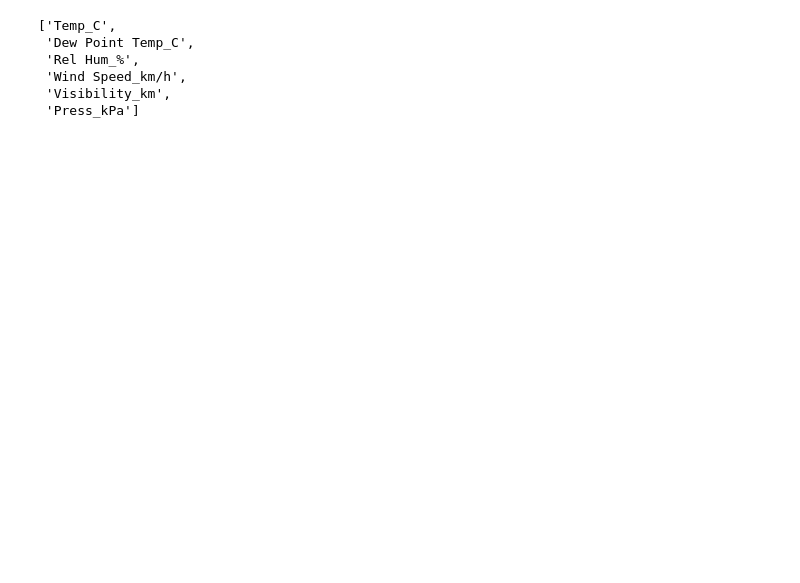
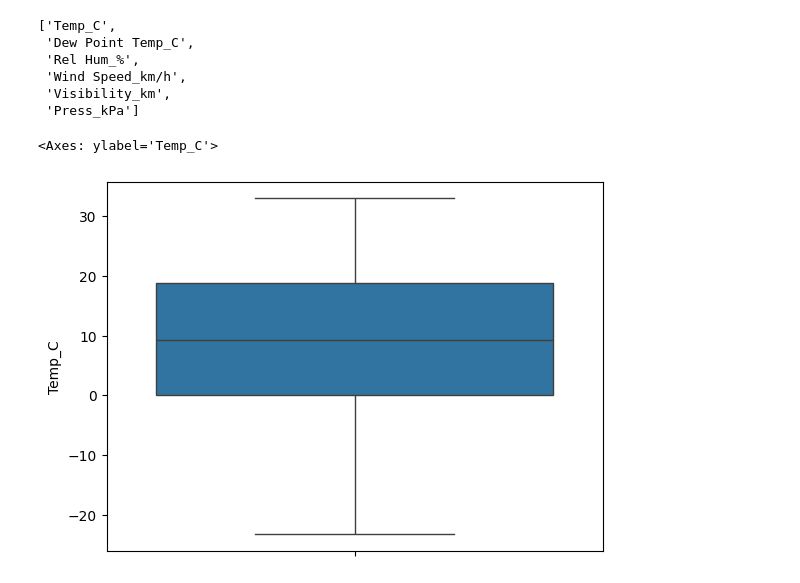
Before and after one commit to kechcole/LUX_DEV_PROGRAM, a Jupyter notebook: Assignments/Scripts_Wk_2/Python.ipynb, the cells around one changed output. Cells and saved outputs as stored; diff of their text form; code cells hidden in the pictures; blank space fills up the shorter version.

```diff
--- a/Assignments/Scripts_Wk_2/Python.ipynb
+++ b/Assignments/Scripts_Wk_2/Python.ipynb
@@ -212,3 +218,10 @@ features_lst
  'Wind Speed_km/h',
  'Visibility_km',
  'Press_kPa']
+# %%
+# Visualise temprature column with boxplot.
+
+sns.boxplot(data['Temp_C'])
+# %% [output]
+<Axes: ylabel='Temp_C'>
+[figure, added]
```
Also changed, not shown: parts of 11 cells of this notebook, 1 other file.
